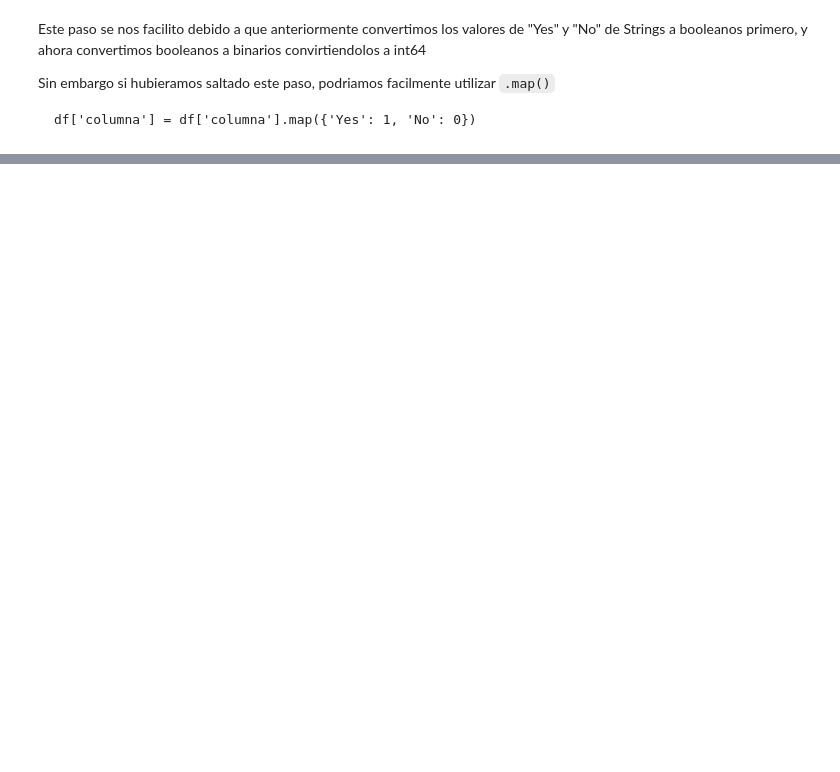
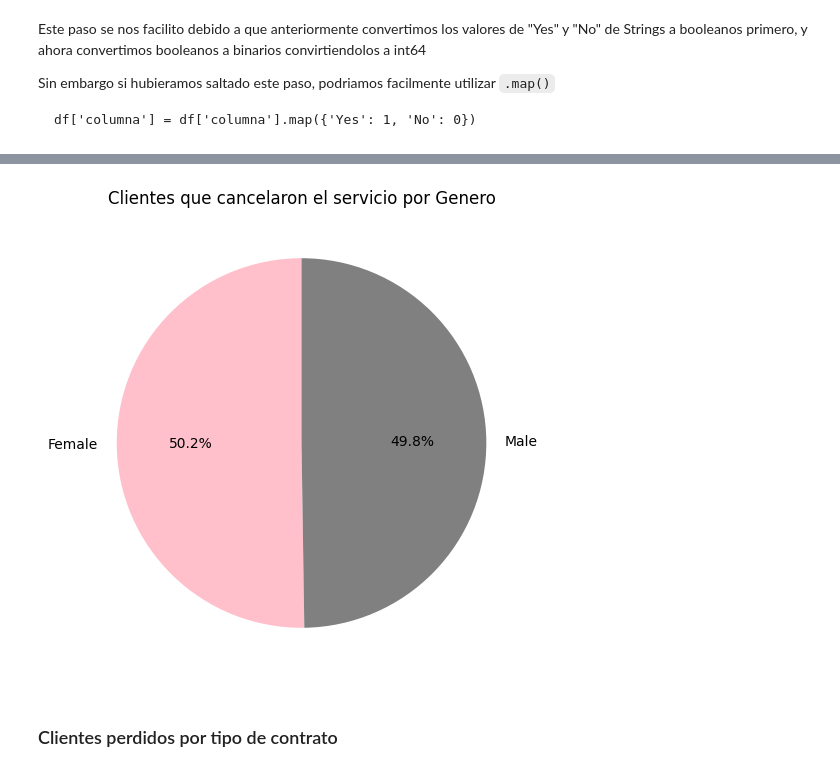
Before and after one commit to DanielConCode/TelecomX, a Jupyter notebook: TelecomX.ipynb, the cells around one changed output, grey strips where cells are left out. Cells and saved outputs as stored; diff of their text form; code cells hidden in the pictures; blank space fills up the shorter version.

```diff
--- a/TelecomX.ipynb
+++ b/TelecomX.ipynb
@@ -359,0 +566,2 @@ df
+# %%
+clientes_perdidos = df[df['Evasion'] == 1]
@@ -359,0 +579,3 @@ df
+# %%
+clientes_perdidos_genero = clientes_perdidos['Genero'].value_counts()
+clientes_perdidos_genero
@@ -359,0 +588,11 @@ df
+# %%
+fig, axs = plt.subplots(figsize=(8,6))
+
+axs.pie(clientes_perdidos_genero, labels=clientes_perdidos_genero.index, autopct='%1.1f%%',colors=['pink', 'gray'], startangle=90)
+axs.set_title('Clientes que cancelaron el servicio por Genero')
+
+plt.show()
+# %% [output]
+[figure, added]
+# %% [markdown]
+### Clientes perdidos por tipo de contrato
```
Also changed, not shown: parts of 64 cells of this notebook.
